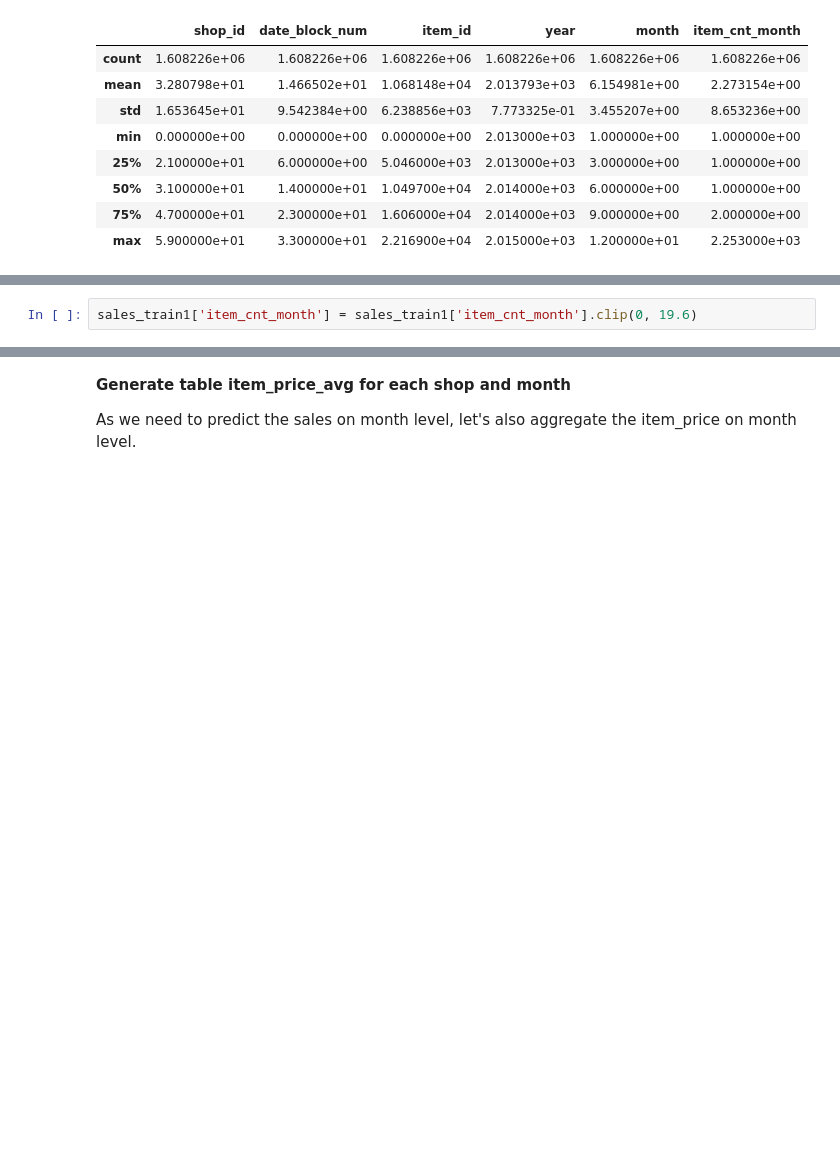
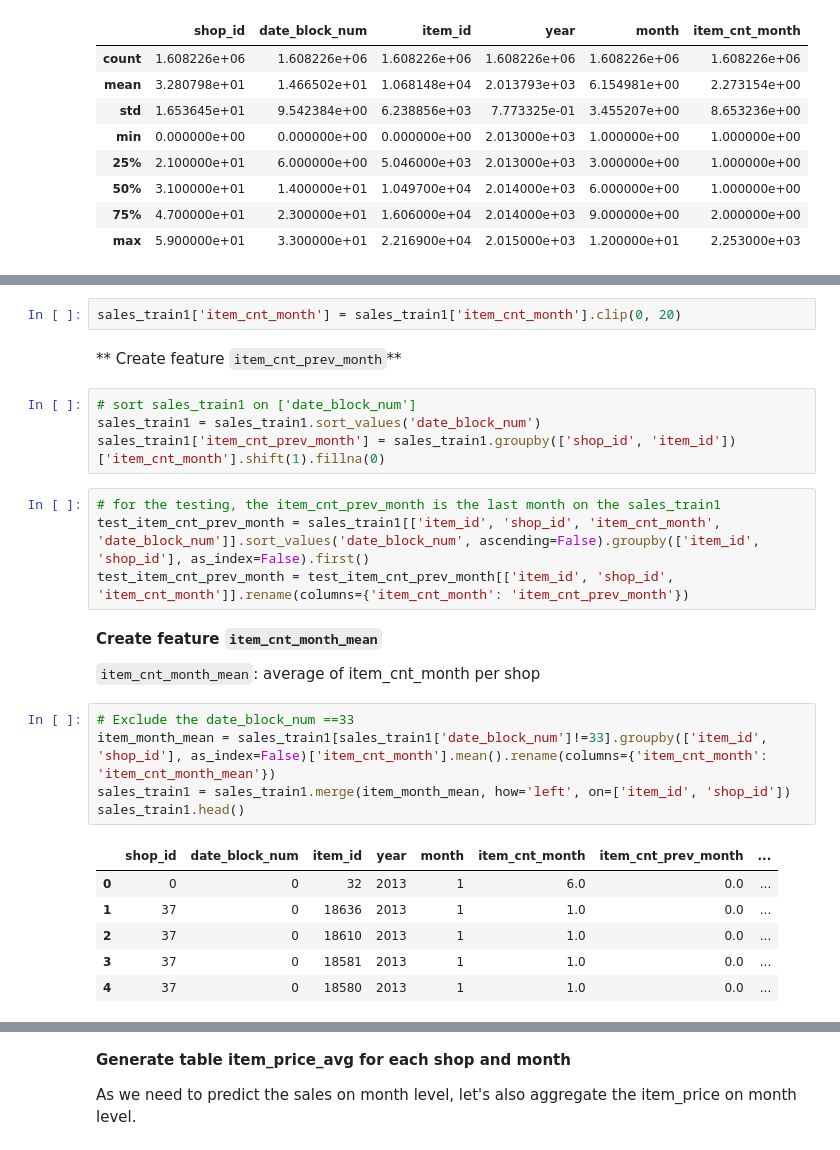
Before and after one commit to ATausif/predict-future-sales, a Jupyter notebook: main.ipynb, the cells around one changed output, grey strips where cells are left out. Saved outputs shown, nothing was run; the diff lists cells and outputs as text; blank space fills up the shorter version.

```diff
--- a/main.ipynb
+++ b/main.ipynb
@@ -212,2 +123,28 @@ The model can be influenced by the outliers. Let's use apply clip to the outlier
 # %%
-sales_train1['item_cnt_month'] = sales_train1['item_cnt_month'].clip(0, 19.6)
+sales_train1['item_cnt_month'] = sales_train1['item_cnt_month'].clip(0, 20)
+# %% [markdown]
+** Create feature `item_cnt_prev_month`**
+# %%
+# sort sales_train1 on ['date_block_num']
+sales_train1 = sales_train1.sort_values('date_block_num')
+sales_train1['item_cnt_prev_month'] = sales_train1.groupby(['shop_id', 'item_id'])['item_cnt_month'].shift(1).fillna(0)
+# %%
+# for the testing, the item_cnt_prev_month is the last month on the sales_train1
+test_item_cnt_prev_month = sales_train1[['item_id', 'shop_id', 'item_cnt_month', 'date_block_num']].sort_values('date_block_num', ascending=False).groupby(['item_id', 'shop_id'], as_index=False).first()
+test_item_cnt_prev_month = test_item_cnt_prev_month[['item_id', 'shop_id', 'item_cnt_month']].rename(columns={'item_cnt_month': 'item_cnt_prev_month'})
+# %% [markdown]
+**Create feature `item_cnt_month_mean`**
+
+`item_cnt_month_mean`: average of item_cnt_month per shop
+# %%
+# Exclude the date_block_num ==33
+item_month_mean = sales_train1[sales_train1['date_block_num']!=33].groupby(['item_id', 'shop_id'], as_index=False)['item_cnt_month'].mean().rename(columns={'item_cnt_month': 'item_cnt_month_mean'})
+sales_train1 = sales_train1.merge(item_month_mean, how='left', on=['item_id', 'shop_id'])
+sales_train1.head()
+# %% [output]
+|  | shop_id | date_block_num | item_id | year | month | item_cnt_month | item_cnt_prev_month | ... |
+| 0 | 0 | 0 | 32 | 2013 | 1 | 6.0 | 0.0 | ... |
+| 1 | 37 | 0 | 18636 | 2013 | 1 | 1.0 | 0.0 | ... |
+| 2 | 37 | 0 | 18610 | 2013 | 1 | 1.0 | 0.0 | ... |
+| 3 | 37 | 0 | 18581 | 2013 | 1 | 1.0 | 0.0 | ... |
+| 4 | 37 | 0 | 18580 | 2013 | 1 | 1.0 | 0.0 | ... |
```
Also changed, not shown: parts of 34 cells of this notebook, 2 other files.
